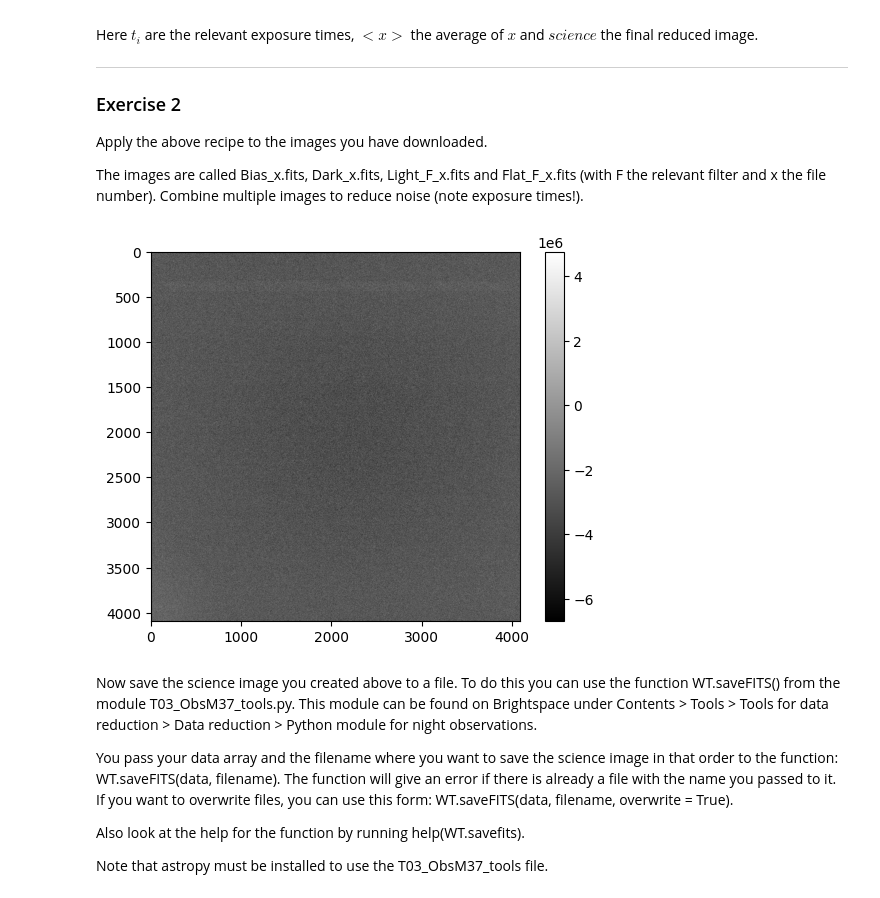
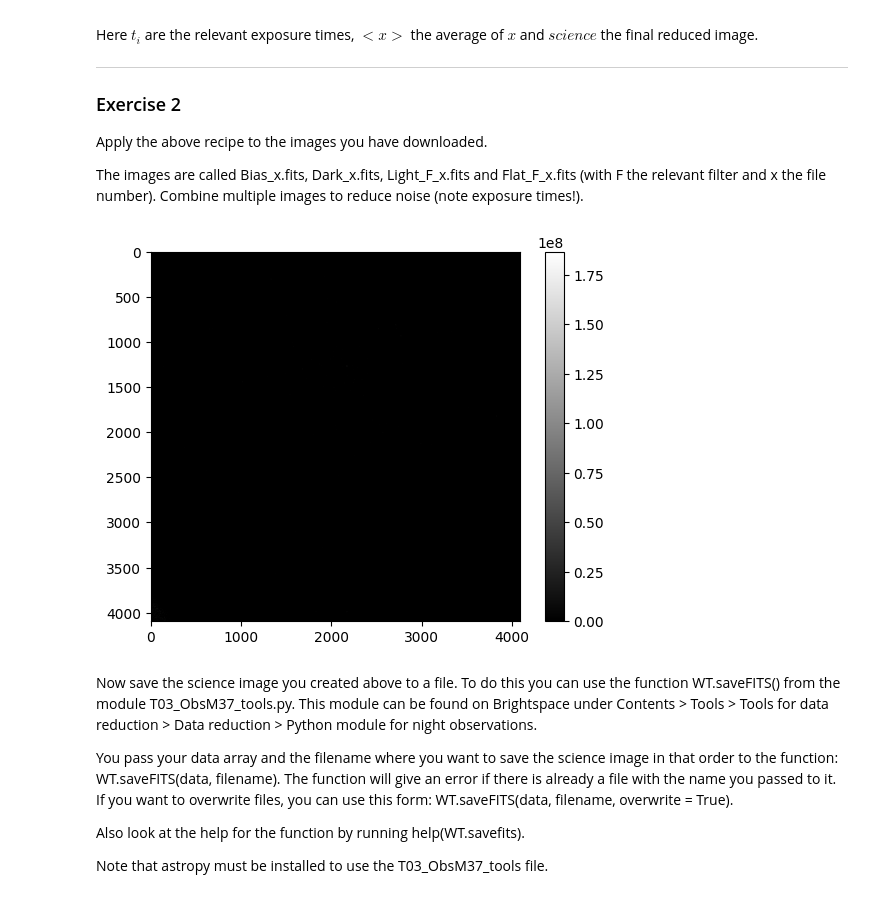
Before and after one commit to TheCaspeer/Universiteit-Leiden, a Jupyter notebook: year1_semester2/Praktische_Sterrenkunde/Observing1/Code/T03_DataRedu_M37.ipynb, the cells around one changed output. Cells and saved outputs as stored; diff of their text form; code cells hidden in the pictures.

Commit message:
Fix: fixed lack of brackets in scienec_image, Feat: added calibration function to allow easier switching between darks and filters

```diff
--- a/year1_semester2/Praktische_Sterrenkunde/Observing1/Code/T03_DataRedu_M37.ipynb
+++ b/year1_semester2/Praktische_Sterrenkunde/Observing1/Code/T03_DataRedu_M37.ipynb
@@ -133,44 +133,50 @@ Apply the above recipe to the images you have downloaded.
 
 The images are called Bias_x.fits, Dark_x.fits, Light_F_x.fits and Flat_F_x.fits (with F the relevant filter and x the file number). Combine multiple images to reduce noise (note exposure times!).
 # %%
-
 # Creating science imagine class
 # we hebben meerdere foto's gemaakt op de avond zelf, daarom doe ik het met een object zodat we later betere code hebben
 # TO-DO: goed de comment herschrijven voor de opdracht zelf ipv alleen voor ons
 class science_image:
     def __init__(self, light, flat, dark, bias, t_flat, t_dark, t_light):
         # Only .data is relevant, other information is omitted
         light = light.data
         flat = flat.data
         dark = dark.data
         bias = bias.data
 
-        # Calculating according to the formules given above
-        self.flat_1 = (flat-bias) - (dark-bias) * (t_flat/t_dark)
+        # Calculating according to the formules given above, with added parentheses due to the assignment giving wrong information
+        self.flat_1 = ( (flat-bias) - (dark-bias) ) * (t_flat/t_dark)
         self.flat_2 = self.flat_1 / np.mean(self.flat_1)
-        self.light_1 = (light-bias) - (dark-bias) * (t_light/t_dark)
+        self.light_1 = ( (light-bias) - (dark-bias) ) * (t_light/t_dark)
         self.science = self.light_1 / self.flat_2
 
 # Loading data
 filter = "R" # PLACEHOLDER
 base_path = r"../raw_data/test_data/"
 flat = fits.open(f"{base_path}Flat_{filter}.fits")[0]
 dark = fits.open(f"{base_path}Dark_1.fits")[0] # ik snap nog niet of we nu dark_1 of dark_2 zouden moeten gebruiken
 bias = fits.open(f"{base_path}Bias.fits")[0]
 light = fits.open(f"{base_path}Light_{filter}.fits")[0]
 
-image = science_image(light, flat, dark, bias,
+def calibration(filter, base_path, dark_number):
+    flat = fits.open(f"{base_path}Flat_{filter}.fits")[0]
+    dark = fits.open(f"{base_path}Dark_{dark_number}.fits")[0]
+    bias = fits.open(f"{base_path}Bias.fits")[0]
+
+    return science_image(light, flat, dark, bias,
                         flat.header['EXPTIME'], dark.header['EXPTIME'], light.header['EXPTIME'])
+image = calibration(filter, base_path, 1)
 
 # Plotting result of the image reduction
 plt.imshow(image.science, cmap="gray")
 plt.colorbar()
-plt.show() # deze plot geeft een beeld waar je eigenlijk niks op kan zien. geen flauw idee waarom
+plt.show()
+# deze plot geeft een beeld waar je eigenlijk niks op kan zien. geen flauw idee waarom
 # ik heb een beetje gespeeld met welke filter en welke dark, maar zag weinig nuttigs.
 
 # TO-DO: er staat "Combine multiple images to reduce noise (note exosure times!)" in de opdracht, ik snap nog niet precies hoe dit moet
 # %% [output]
-[figure, old version]
+[figure, new version]
 # %% [markdown]
 Now save the science image you created above to a file. To do this you can use the function WT.saveFITS() from the module T03_ObsM37_tools.py. This module can be found on Brightspace under Contents > Tools > Tools for data reduction > Data reduction > Python module for night observations.
 
```
Also changed, not shown: parts of 1 cell of this notebook.
